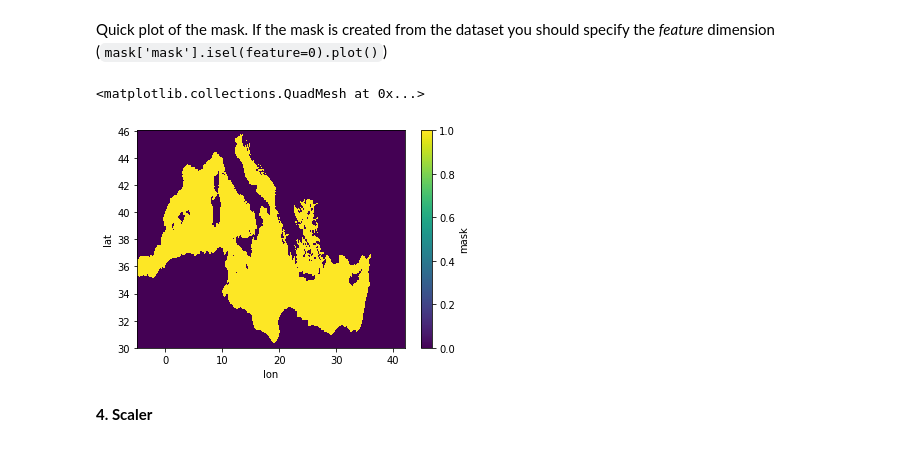
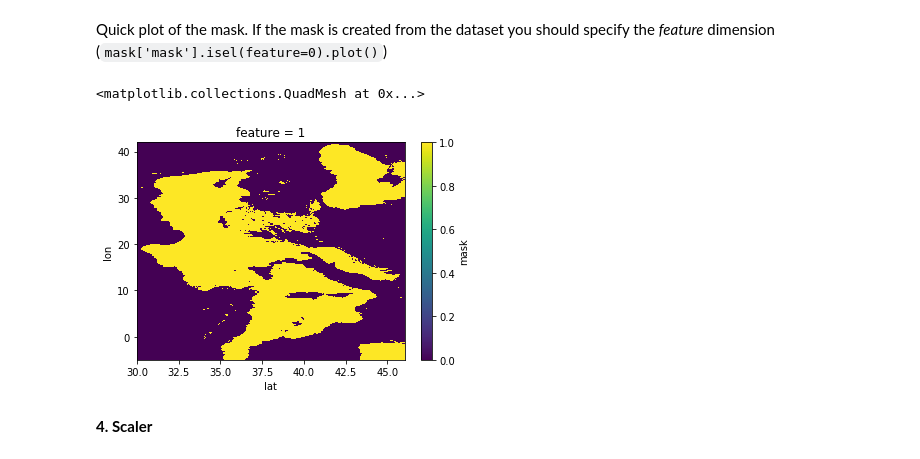
Before and after one commit to euroargodev/BlueCloud, a Jupyter notebook: PredictandPlot_OceanRegimes.ipynb, the cells around one changed output. Saved outputs shown, nothing was run; the diff lists cells and outputs as text; code cells hidden in the pictures.

```diff
--- a/PredictandPlot_OceanRegimes.ipynb
+++ b/PredictandPlot_OceanRegimes.ipynb
@@ -168,11 +167,12 @@ X, mask = OR_delate_NaNs(X, var_name =var_name, mask_path='datasets/Mediterranea
 Interpolation is applied
 # %% [markdown]
 Quick plot of the mask. If the mask is created from the dataset you should specify the *feature* dimension (``mask['mask'].isel(feature=0).plot()``)
-# %%
-mask['mask'].plot()
-# %% [output]
-<matplotlib.collections.QuadMesh at 0x...>
-[figure, removed]
+# %%
+#mask['mask'].plot()
+mask['mask'].isel(feature=0).plot()
+# %% [output]
+<matplotlib.collections.QuadMesh at 0x...>
+[figure, added]
 # %% [markdown]
 __4. Scaler__
 # %% [markdown]
```
Also changed, not shown: parts of 13 cells of this notebook, 9 other files.
